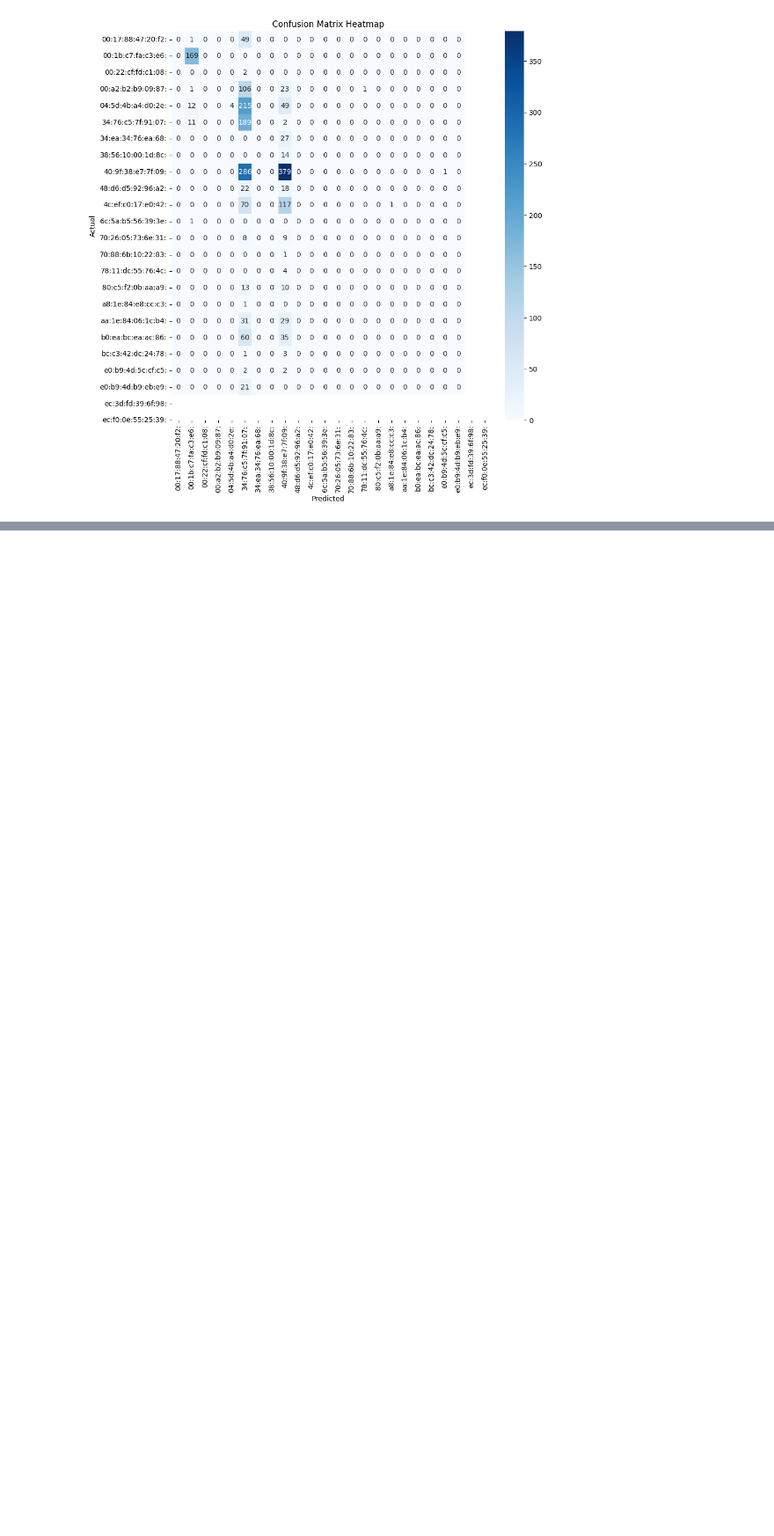
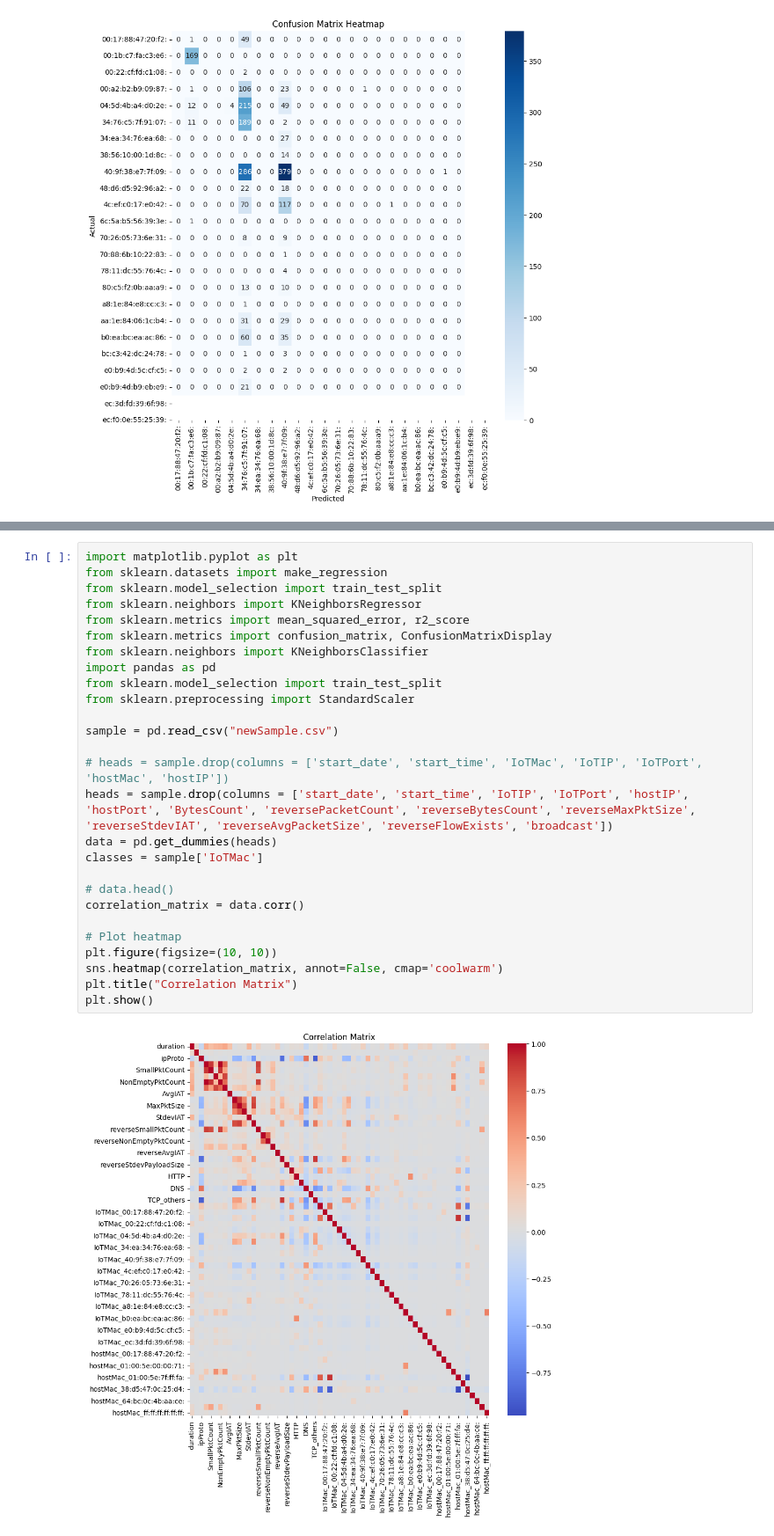
Before and after one commit to Shing-gor/classification-cybersecurity, a Jupyter notebook: kiran.ipynb, the cells around one changed output, grey strips where cells are left out. Shown at 88% size. Saved outputs shown, nothing was run; the diff lists cells and outputs as text; blank space fills up the shorter version.

```diff
--- a/kiran.ipynb
+++ b/kiran.ipynb
@@ -409,3 +405,32 @@ newSample.head()
 | 3 | 2019-08-16 | 02:58:57 | 0.434 | 0.012 | 04:5d:4b:a4:d0:2e: | 38:d5:47:0c:25:d4: | 192.168.1.124 | 74.125.102.41 | 6 | 53460 | ... |
 | 4 | 2019-07-29 | 03:03:10 | 0.000 | 0.000 | 00:1b:c7:fa:c3:e6: | 01:00:5e:7f:ff:fa: | 192.168.1.236 | 239.255.255.250 | 17 | 48008 | ... |
 5 rows × 44 columns
+# %%
+import matplotlib.pyplot as plt
+from sklearn.datasets import make_regression
+from sklearn.model_selection import train_test_split
+from sklearn.neighbors import KNeighborsRegressor
+from sklearn.metrics import mean_squared_error, r2_score
+from sklearn.metrics import confusion_matrix, ConfusionMatrixDisplay
+from sklearn.neighbors import KNeighborsClassifier
+import pandas as pd
+from sklearn.model_selection import train_test_split
+from sklearn.preprocessing import StandardScaler
+
+sample = pd.read_csv("newSample.csv")
+
+# heads = sample.drop(columns = ['start_date', 'start_time', 'IoTMac', 'IoTIP', 'IoTPort', 'hostMac', 'hostIP'])
+heads = sample.drop(columns = ['start_date', 'start_time', 'IoTIP', 'IoTPort', 'hostIP', 'hostPort', 'BytesCount', 'reversePacketCount', 'reverseBytesCount', 'reverseMaxPktSize', 'reverseStdevIAT', 'reverseAvgPacketSize', 'reverseFlowExists', 'broadcast'])
+data = pd.get_dummies(heads)
+classes = sample['IoTMac']
+
+# data.head()
+correlation_matrix = data.corr()
+
+# Plot heatmap
+plt.figure(figsize=(10, 10))
+sns.heatmap(correlation_matrix, annot=False, cmap='coolwarm')
+plt.title("Correlation Matrix")
+plt.show()
+# %% [output]
+[figure, added]
```
Also changed, not shown: parts of 8 cells of this notebook.
